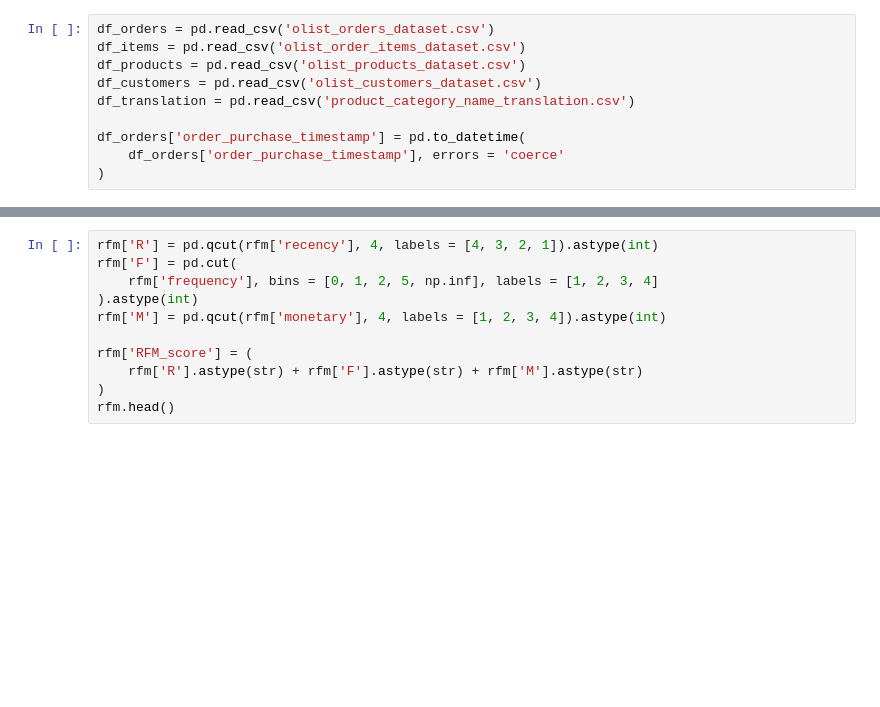
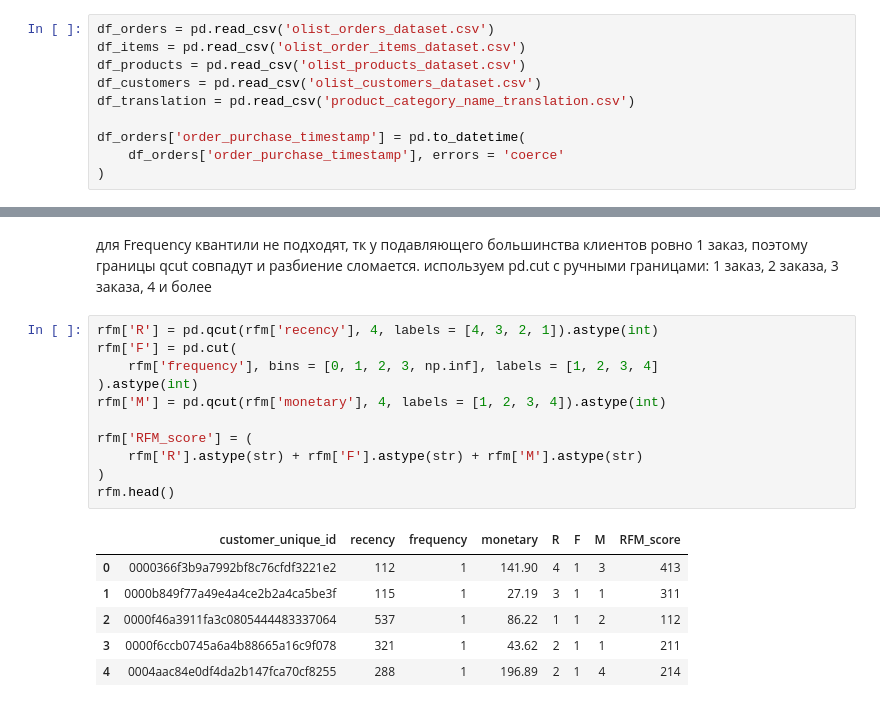
Before and after one commit to klippxt/olist-data-analysis, a Jupyter notebook: olist-data-analysis/lab3_merging_rfm.ipynb, the cells around one changed output, grey strips where cells are left out. Drawn from its saved outputs; the diff is of its cells as text; blank space fills up the shorter version.

```diff
--- a/olist-data-analysis/lab3_merging_rfm.ipynb
+++ b/olist-data-analysis/lab3_merging_rfm.ipynb
@@ -71,14 +180,23 @@ rfm.describe().round(2)
+# %% [markdown]
+для Frequency квантили не подходят, тк у подавляющего большинства клиентов ровно 1 заказ, поэтому границы qcut совпадут и разбиение сломается. используем pd.cut с ручными границами: 1 заказ, 2 заказа, 3 заказа, 4 и более
 # %%
 rfm['R'] = pd.qcut(rfm['recency'], 4, labels = [4, 3, 2, 1]).astype(int)
 rfm['F'] = pd.cut(
-    rfm['frequency'], bins = [0, 1, 2, 5, np.inf], labels = [1, 2, 3, 4]
+    rfm['frequency'], bins = [0, 1, 2, 3, np.inf], labels = [1, 2, 3, 4]
 ).astype(int)
 rfm['M'] = pd.qcut(rfm['monetary'], 4, labels = [1, 2, 3, 4]).astype(int)
 
 rfm['RFM_score'] = (
     rfm['R'].astype(str) + rfm['F'].astype(str) + rfm['M'].astype(str)
 )
 rfm.head()
+# %% [output]
+|  | customer_unique_id | recency | frequency | monetary | R | F | M | RFM_score |
+| 0 | 0000366f3b9a7992bf8c76cfdf3221e2 | 112 | 1 | 141.90 | 4 | 1 | 3 | 413 |
+| 1 | 0000b849f77a49e4a4ce2b2a4ca5be3f | 115 | 1 | 27.19 | 3 | 1 | 1 | 311 |
+| 2 | 0000f46a3911fa3c0805444483337064 | 537 | 1 | 86.22 | 1 | 1 | 2 | 112 |
+| 3 | 0000f6ccb0745a6a4b88665a16c9f078 | 321 | 1 | 43.62 | 2 | 1 | 1 | 211 |
+| 4 | 0004aac84e0df4da2b147fca70cf8255 | 288 | 1 | 196.89 | 2 | 1 | 4 | 214 |
 # %%
 customer_states = (
     df_customers[['customer_unique_id', 'customer_state']]
```
Also changed, not shown: parts of 23 cells of this notebook, 2 other files.
